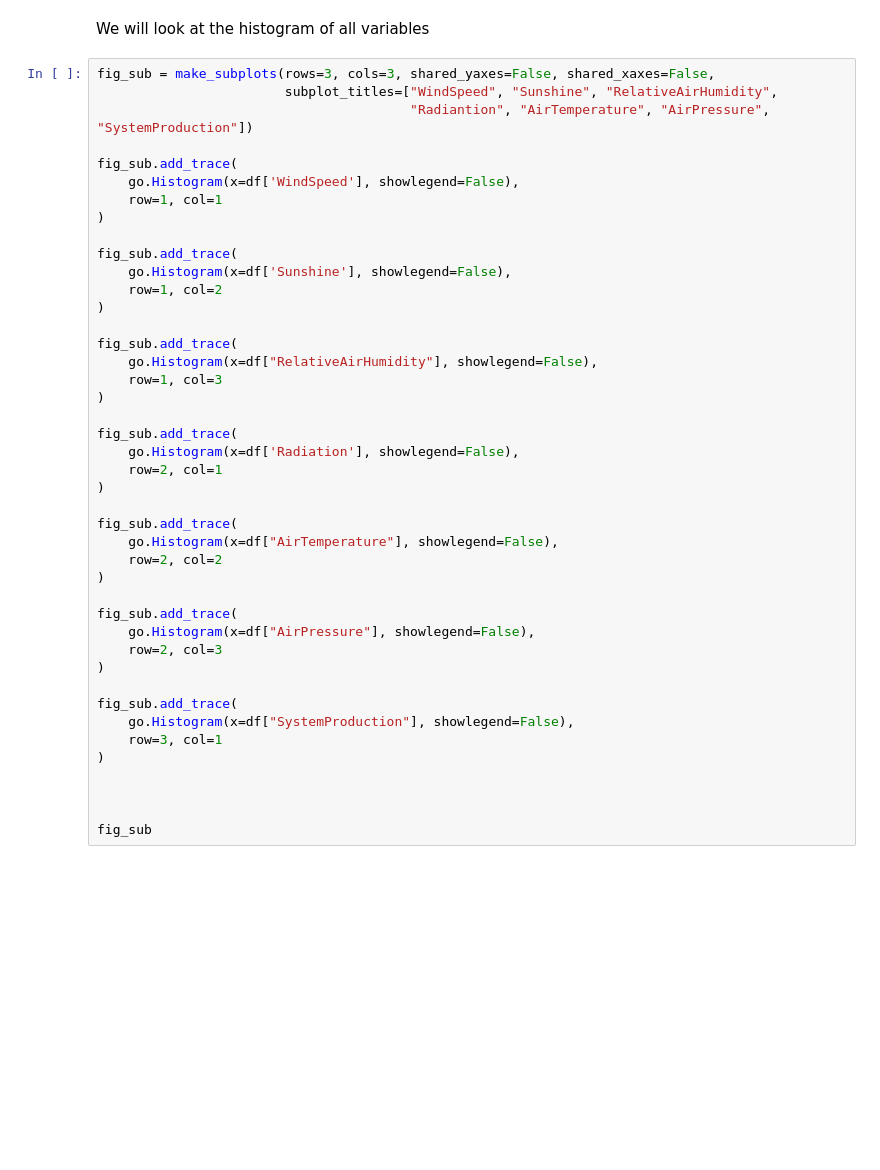
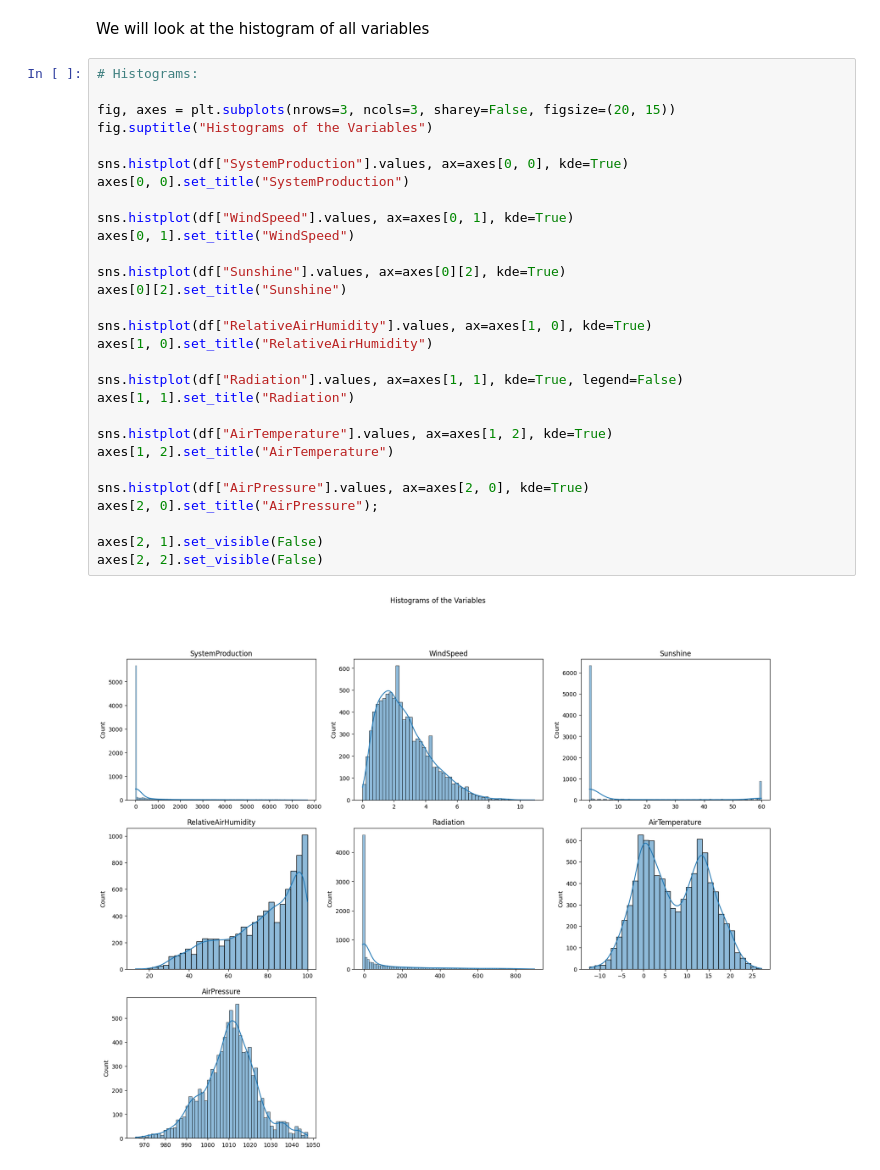
Before and after one commit to caiosoter/DS-Projects, a Jupyter notebook: Solar_Power_Generation_Prediction/Solar_Power_Prediction.ipynb, the cells around one changed output. Cells and saved outputs as stored; diff of their text form; blank space fills up the shorter version.

```diff
--- a/Solar_Power_Generation_Prediction/Solar_Power_Prediction.ipynb
+++ b/Solar_Power_Generation_Prediction/Solar_Power_Prediction.ipynb
@@ -137,46 +139,34 @@ dtypes: float32(3), float64(2), int16(2)
 memory usage: 342.2 KB
 # %% [markdown]
 We will look at the histogram of all variables
-# %%
-fig_sub = make_subplots(rows=3, cols=3, shared_yaxes=False, shared_xaxes=False,
-                        subplot_titles=["WindSpeed", "Sunshine", "RelativeAirHumidity",
-                                        "Radiantion", "AirTemperature", "AirPressure", "SystemProduction"])
-
-fig_sub.add_trace(
-    go.Histogram(x=df['WindSpeed'], showlegend=False),
-    row=1, col=1
-)
-
-fig_sub.add_trace(
-    go.Histogram(x=df['Sunshine'], showlegend=False),
-    row=1, col=2
-)
-
-fig_sub.add_trace(
-    go.Histogram(x=df["RelativeAirHumidity"], showlegend=False),
-    row=1, col=3
-)
-
-fig_sub.add_trace(
-    go.Histogram(x=df['Radiation'], showlegend=False),
-    row=2, col=1
-)
-
-fig_sub.add_trace(
-    go.Histogram(x=df["AirTemperature"], showlegend=False),
-    row=2, col=2
-)
-
-fig_sub.add_trace(
-    go.Histogram(x=df["AirPressure"], showlegend=False),
-    row=2, col=3
-)
-
-fig_sub.add_trace(
-    go.Histogram(x=df["SystemProduction"], showlegend=False),
-    row=3, col=1
-)
-
-
-
-fig_sub
+# %%
+# Histograms:
+
+fig, axes = plt.subplots(nrows=3, ncols=3, sharey=False, figsize=(20, 15))
+fig.suptitle("Histograms of the Variables")
+
+sns.histplot(df["SystemProduction"].values, ax=axes[0, 0], kde=True)
+axes[0, 0].set_title("SystemProduction")
+
+sns.histplot(df["WindSpeed"].values, ax=axes[0, 1], kde=True)
+axes[0, 1].set_title("WindSpeed")
+
+sns.histplot(df["Sunshine"].values, ax=axes[0][2], kde=True)
+axes[0][2].set_title("Sunshine")
+
+sns.histplot(df["RelativeAirHumidity"].values, ax=axes[1, 0], kde=True)
+axes[1, 0].set_title("RelativeAirHumidity")
+
+sns.histplot(df["Radiation"].values, ax=axes[1, 1], kde=True, legend=False)
+axes[1, 1].set_title("Radiation")
+
+sns.histplot(df["AirTemperature"].values, ax=axes[1, 2], kde=True)
+axes[1, 2].set_title("AirTemperature")
+
+sns.histplot(df["AirPressure"].values, ax=axes[2, 0], kde=True)
+axes[2, 0].set_title("AirPressure");
+
+axes[2, 1].set_visible(False)
+axes[2, 2].set_visible(False)
+# %% [output]
+[figure, added]
```
Also changed, not shown: parts of 4 cells of this notebook.
